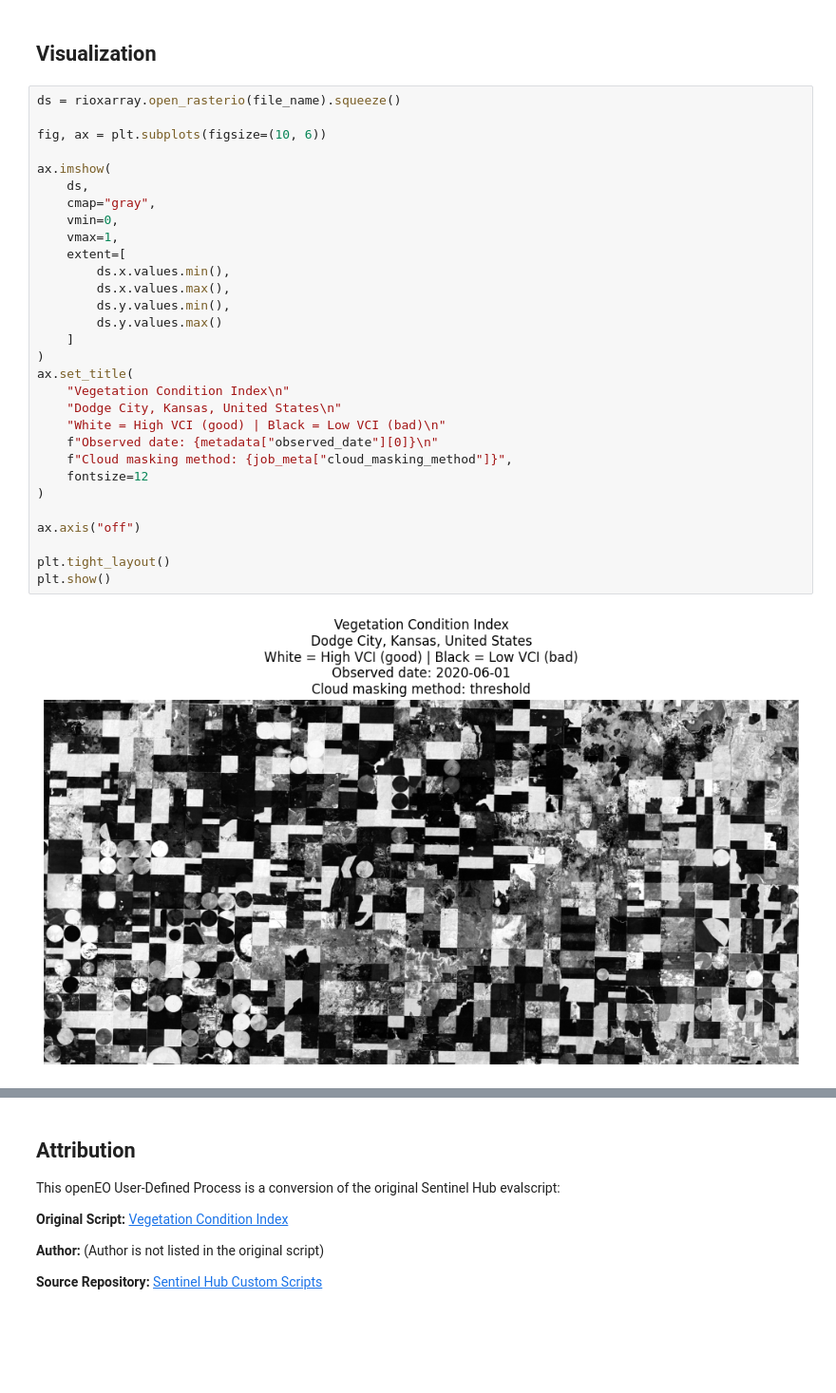
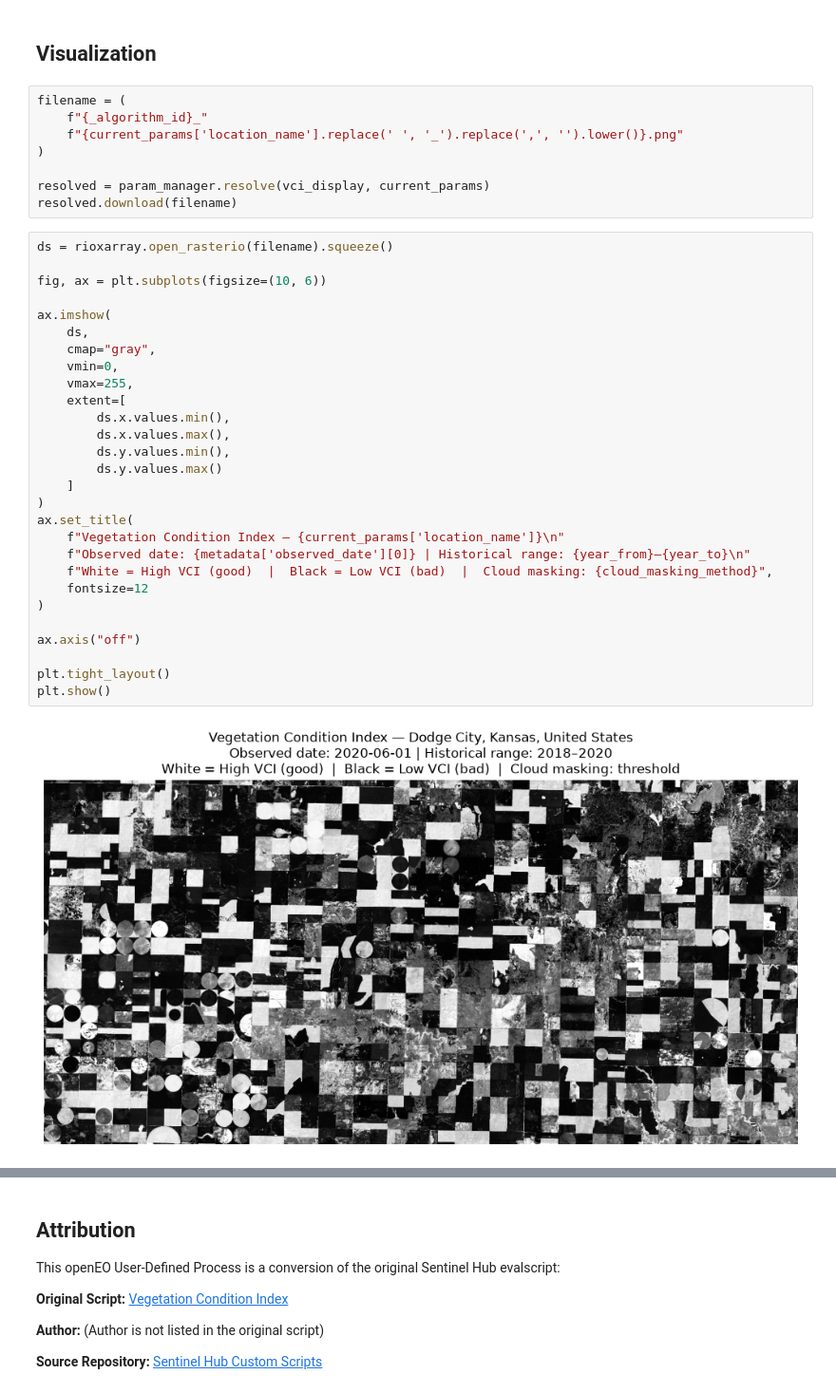
Before and after one commit to developmentseed/openeo-udp, a Jupyter notebook: notebooks/sentinel/sentinel-2/land-cover/vegetation_condition_index.ipynb, the cells around one changed output, grey strips where cells are left out. Shown at 95% size. Cells and saved outputs as stored; diff of their text form; blank space fills up the shorter version.

```diff
--- a/notebooks/sentinel/sentinel-2/land-cover/vegetation_condition_index.ipynb
+++ b/notebooks/sentinel/sentinel-2/land-cover/vegetation_condition_index.ipynb
@@ -289,34 +335,40 @@ metadata
 # %% [markdown]
 ## Visualization
+# %%
+filename = (
+    f"{_algorithm_id}_"
+    f"{current_params['location_name'].replace(' ', '_').replace(',', '').lower()}.png"
+)
+
+resolved = param_manager.resolve(vci_display, current_params)
+resolved.download(filename)
 # %%
-ds = rioxarray.open_rasterio(file_name).squeeze()
+ds = rioxarray.open_rasterio(filename).squeeze()
 
 fig, ax = plt.subplots(figsize=(10, 6))
 
 ax.imshow(
     ds,
     cmap="gray",
     vmin=0,
-    vmax=1,
+    vmax=255,
     extent=[
         ds.x.values.min(),
         ds.x.values.max(),
         ds.y.values.min(),
         ds.y.values.max()
     ]
 )
 ax.set_title(
-    "Vegetation Condition Index\n"
-    "Dodge City, Kansas, United States\n"
-    "White = High VCI (good) | Black = Low VCI (bad)\n"
-    f"Observed date: {metadata["observed_date"][0]}\n"
-    f"Cloud masking method: {job_meta["cloud_masking_method"]}",
+    f"Vegetation Condition Index — {current_params['location_name']}\n"
+    f"Observed date: {metadata['observed_date'][0]} | Historical range: {year_from}–{year_to}\n"
+    f"White = High VCI (good)  |  Black = Low VCI (bad)  |  Cloud masking: {cloud_masking_method}",
     fontsize=12
 )
 
 ax.axis("off")
 
 plt.tight_layout()
 plt.show()
 # %% [output]
-[figure, old version]
+[figure, new version]
```
Also changed, not shown: parts of 23 cells of this notebook, 1 other file.
